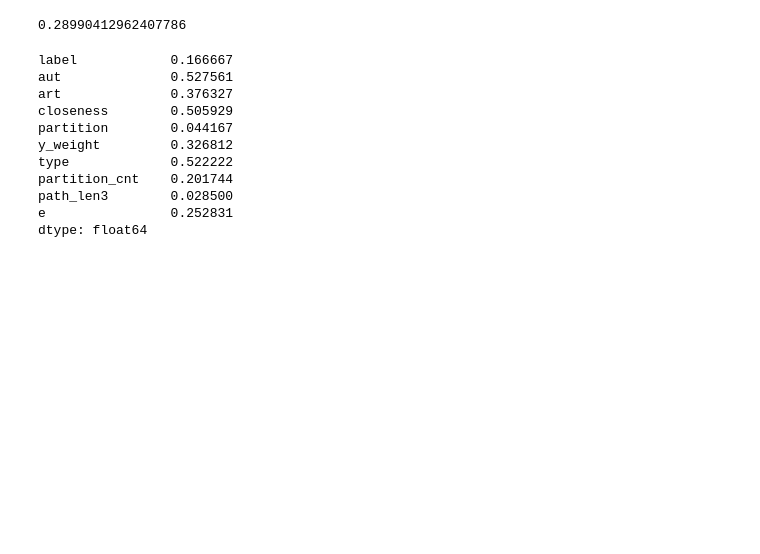
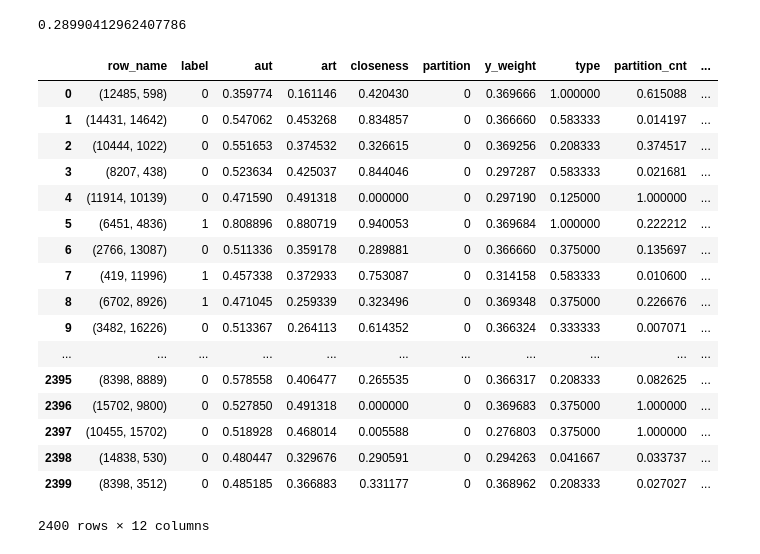
Before and after one commit to ffaisal93/linkPrediction, a Jupyter notebook: link_prediction.ipynb, the cells around one changed output. Cells and saved outputs as stored; diff of their text form; code cells hidden in the pictures; blank space fills up the shorter version.

```diff
--- a/link_prediction.ipynb
+++ b/link_prediction.ipynb
@@ -496,26 +451,31 @@ train_data[2002].plot(y=['label','semantic_sim'],figsize=(20, 5))
 len(train_data[2002][(train_data[2002]['label']==0)])
 # %% [output]
 2000
-# %%
-train_data[1993]['semantic_sim']=train_data[1993].apply(lambda row:
-                                                        word_vectors.n_similarity(
-                                                            gr.node_label_find(key_list,row[0][0]).lower().split(),
-                                                        gr.node_label_find(key_list,row[0][1]).lower().split()) ,axis=1)
+# %%
+train_data[2002][(train_data[2002]['label']==1)]
+train_data[2002]['e'] = train_data[2002].sum(axis=1)
 # %%
 train_data[1993][(train_data[1993]['label']==0)]['semantic_sim'].mean()
 # %% [output]
 0.28990412962407786
 # %%
-train_data[2002].mean()
+train_data[2002]
 # %% [output]
+|  | row_name | label | aut | art | closeness | partition | y_weight | type | partition_cnt | ... |
+| 0 | (12485, 598) | 0 | 0.359774 | 0.161146 | 0.420430 | 0 | 0.369666 | 1.000000 | 0.615088 | ... |
+| 1 | (14431, 14642) | 0 | 0.547062 | 0.453268 | 0.834857 | 0 | 0.366660 | 0.583333 | 0.014197 | ... |
+| 2 | (10444, 1022) | 0 | 0.551653 | 0.374532 | 0.326615 | 0 | 0.369256 | 0.208333 | 0.374517 | ... |
+| 3 | (8207, 438) | 0 | 0.523634 | 0.425037 | 0.844046 | 0 | 0.297287 | 0.583333 | 0.021681 | ... |
+| 4 | (11914, 10139) | 0 | 0.471590 | 0.491318 | 0.000000 | 0 | 0.297190 | 0.125000 | 1.000000 | ... |
+| 5 | (6451, 4836) | 1 | 0.808896 | 0.880719 | 0.940053 | 0 | 0.369684 | 1.000000 | 0.222212 | ... |
+| 6 | (2766, 13087) | 0 | 0.511336 | 0.359178 | 0.289881 | 0 | 0.366660 | 0.375000 | 0.135697 | ... |
+| 7 | (419, 11996) | 1 | 0.457338 | 0.372933 | 0.753087 | 0 | 0.314158 | 0.583333 | 0.010600 | ... |
+| 8 | (6702, 8926) | 1 | 0.471045 | 0.259339 | 0.323496 | 0 | 0.369348 | 0.375000 | 0.226676 | ... |
+| 9 | (3482, 16226) | 0 | 0.513367 | 0.264113 | 0.614352 | 0 | 0.366324 | 0.333333 | 0.007071 | ... |
+| ... | ... | ... | ... | ... | ... | ... | ... | ... | ... | ... |
+| 2395 | (8398, 8889) | 0 | 0.578558 | 0.406477 | 0.265535 | 0 | 0.366317 | 0.208333 | 0.082625 | ... |
+| 2396 | (15702, 9800) | 0 | 0.527850 | 0.491318 | 0.000000 | 0 | 0.369683 | 0.375000 | 1.000000 | ... |
+| 2397 | (10455, 15702) | 0 | 0.518928 | 0.468014 | 0.005588 | 0 | 0.276803 | 0.375000 | 1.000000 | ... |
+| 2398 | (14838, 530) | 0 | 0.480447 | 0.329676 | 0.290591 | 0 | 0.294263 | 0.041667 | 0.033737 | ... |
+| 2399 | (8398, 3512) | 0 | 0.485185 | 0.366883 | 0.331177 | 0 | 0.368962 | 0.208333 | 0.027027 | ... |
-label            0.166667
-aut              0.527561
-art              0.376327
-closeness        0.505929
-partition        0.044167
-y_weight         0.326812
-type             0.522222
-partition_cnt    0.201744
-path_len3        0.028500
-e                0.252831
-dtype: float64
+2400 rows × 12 columns
```
Also changed, not shown: parts of 14 cells of this notebook, 5 other files.
